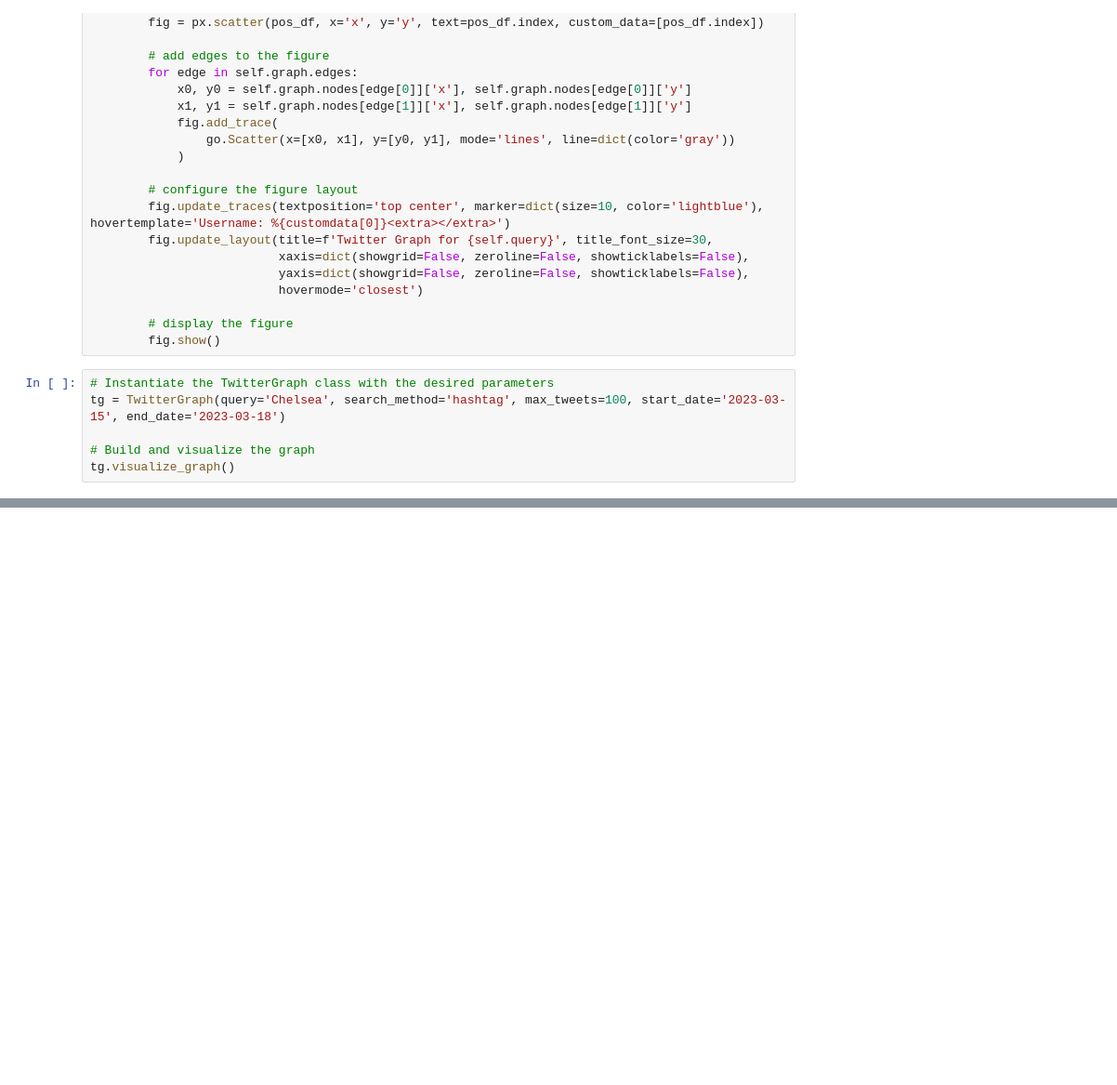
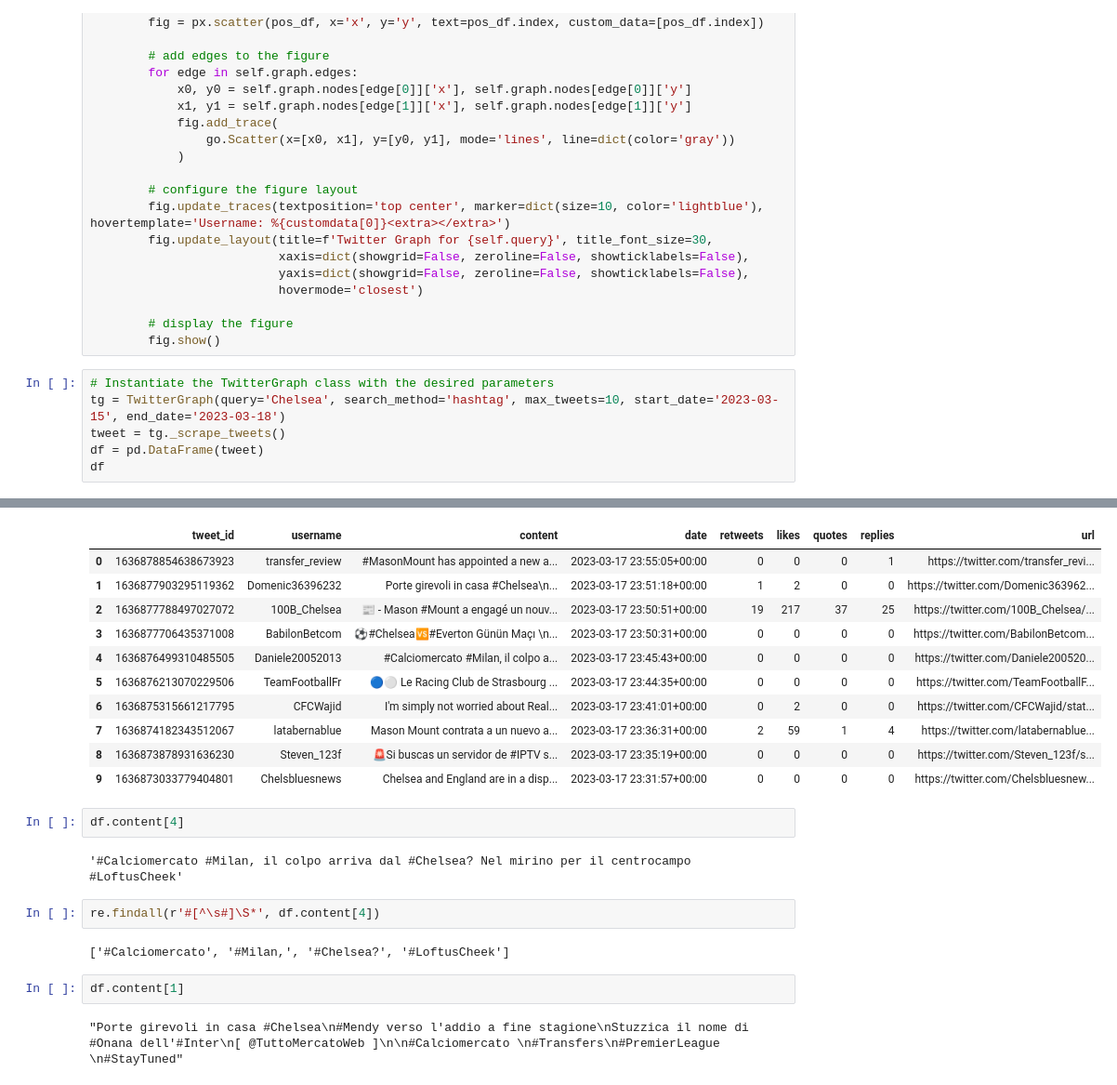
Before and after one commit to jsebastianquiroga/Topicos_analitica, a Jupyter notebook: Notebook/Empirical_network_twitter.ipynb, the cells around one changed output, grey strips where cells are left out. Shown: that part at 93% size. Saved outputs shown, nothing was run; the diff lists cells and outputs as text; blank space fills up the shorter version.

```diff
--- a/Notebook/Empirical_network_twitter.ipynb
+++ b/Notebook/Empirical_network_twitter.ipynb
@@ -224,8 +227,8 @@ class TwitterGraph:
         fig.show()
 # %%
 # Instantiate the TwitterGraph class with the desired parameters
-tg = TwitterGraph(query='Chelsea', search_method='hashtag', max_tweets=100, start_date='2023-03-15', end_date='2023-03-18')
-
-# Build and visualize the graph
-tg.visualize_graph()
+tg = TwitterGraph(query='Chelsea', search_method='hashtag', max_tweets=10, start_date='2023-03-15', end_date='2023-03-18')
+tweet = tg._scrape_tweets()
+df = pd.DataFrame(tweet)
+df
 # %% [output]
@@ -232,0 +235,23 @@ tg.visualize_graph()
+|  | tweet_id | username | content | date | retweets | likes | quotes | replies | url |
+| 0 | 1636878854638673923 | transfer_review | #MasonMount has appointed a new a... | 2023-03-17 23:55:05+00:00 | 0 | 0 | 0 | 1 | https://twitter.com/transfer_revi... |
+| 1 | 1636877903295119362 | Domenic36396232 | Porte girevoli in casa #Chelsea\n... | 2023-03-17 23:51:18+00:00 | 1 | 2 | 0 | 0 | https://twitter.com/Domenic363962... |
+| 2 | 1636877788497027072 | 100B_Chelsea | 📰 - Mason #Mount a engagé un nouv... | 2023-03-17 23:50:51+00:00 | 19 | 217 | 37 | 25 | https://twitter.com/100B_Chelsea/... |
+| 3 | 1636877706435371008 | BabilonBetcom | ⚽️#Chelsea🆚#Everton Günün Maçı \n... | 2023-03-17 23:50:31+00:00 | 0 | 0 | 0 | 0 | https://twitter.com/BabilonBetcom... |
+| 4 | 1636876499310485505 | Daniele20052013 | #Calciomercato #Milan, il colpo a... | 2023-03-17 23:45:43+00:00 | 0 | 0 | 0 | 0 | https://twitter.com/Daniele200520... |
+| 5 | 1636876213070229506 | TeamFootballFr | 🔵⚪️ Le Racing Club de Strasbourg ... | 2023-03-17 23:44:35+00:00 | 0 | 0 | 0 | 0 | https://twitter.com/TeamFootballF... |
+| 6 | 1636875315661217795 | CFCWajid | I'm simply not worried about Real... | 2023-03-17 23:41:01+00:00 | 0 | 2 | 0 | 0 | https://twitter.com/CFCWajid/stat... |
+| 7 | 1636874182343512067 | latabernablue | Mason Mount contrata a un nuevo a... | 2023-03-17 23:36:31+00:00 | 2 | 59 | 1 | 4 | https://twitter.com/latabernablue... |
+| 8 | 1636873878931636230 | Steven_123f | 🚨Si buscas un servidor de #IPTV s... | 2023-03-17 23:35:19+00:00 | 0 | 0 | 0 | 0 | https://twitter.com/Steven_123f/s... |
+| 9 | 1636873033779404801 | Chelsbluesnews | Chelsea and England are in a disp... | 2023-03-17 23:31:57+00:00 | 0 | 0 | 0 | 0 | https://twitter.com/Chelsbluesnew... |
+# %%
+df.content[4]
+# %% [output]
+'#Calciomercato #Milan, il colpo arriva dal #Chelsea? Nel mirino per il centrocampo #LoftusCheek'
+# %%
+re.findall(r'#[^\s#]\S*', df.content[4])
+# %% [output]
+['#Calciomercato', '#Milan,', '#Chelsea?', '#LoftusCheek']
+# %%
+df.content[1]
+# %% [output]
+"Porte girevoli in casa #Chelsea\n#Mendy verso l'addio a fine stagione\nStuzzica il nome di #Onana dell'#Inter\n[ @TuttoMercatoWeb ]\n\n#Calciomercato \n#Transfers\n#PremierLeague \n#StayTuned"
```
Also changed, not shown: parts of 5 cells of this notebook.
